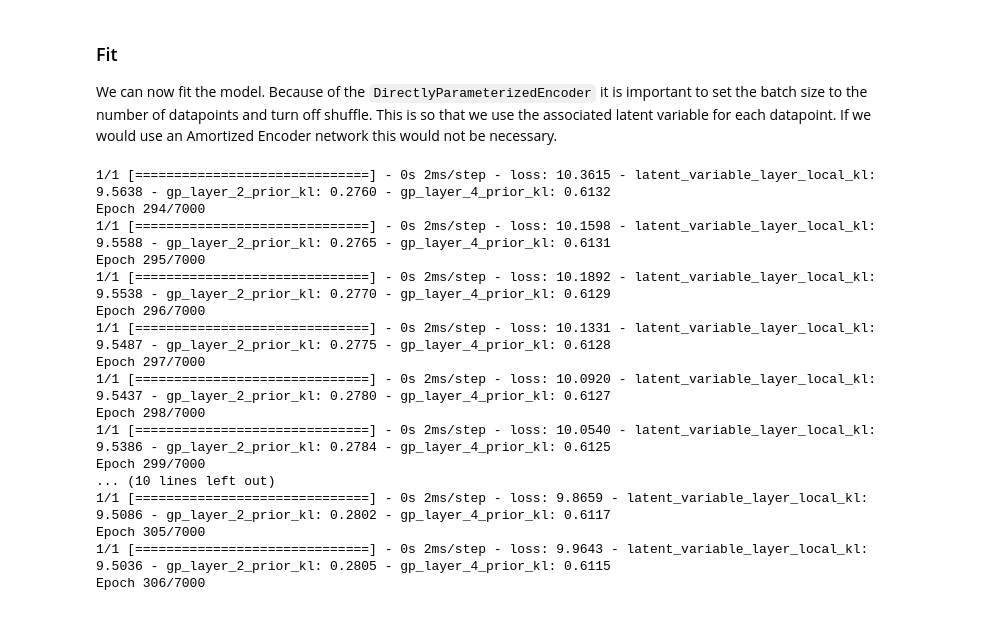
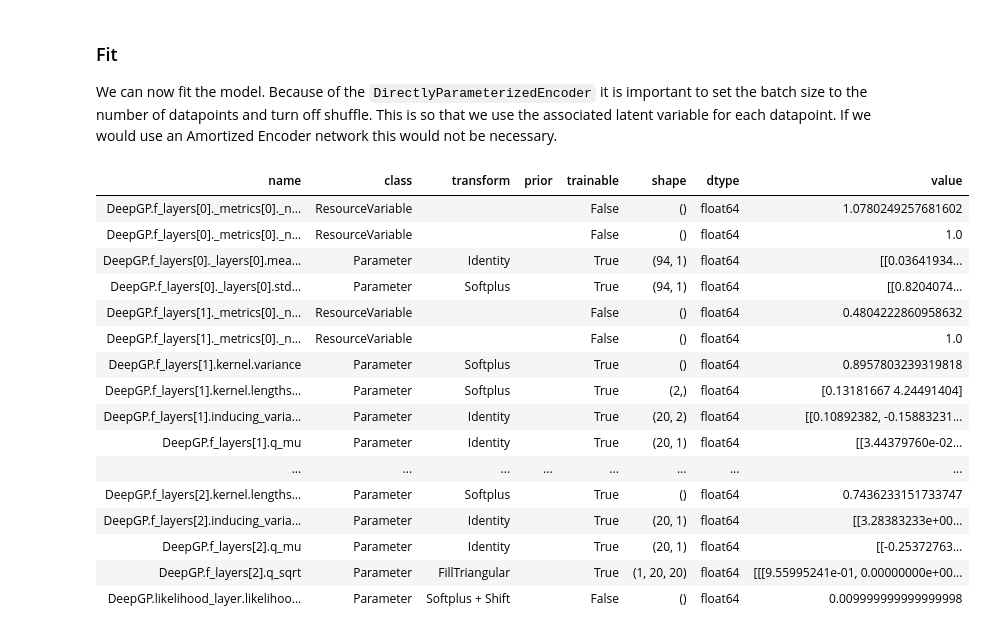
Before and after one commit to secondmind-labs/GPflux, a Jupyter notebook: docs/notebooks/deep_cde.ipynb, the cells around one changed output. Saved outputs shown, nothing was run; the diff lists cells and outputs as text; code cells hidden in the pictures.

Commit message:
Deep CDE

```diff
--- a/docs/notebooks/deep_cde.ipynb
+++ b/docs/notebooks/deep_cde.ipynb
@@ -155,22 +182,24 @@ We can now fit the model. Because of the `DirectlyParameterizedEncoder` it is im
 # %%
 model = dgp.as_training_model()
 model.compile(tf.optimizers.Adam(0.005))
-history = model.fit({"inputs": X, "targets": Y}, epochs=int(10e3), verbose=0, batch_size=num_data, shuffle=False)
+history = model.fit({"inputs": X, "targets": Y}, epochs=int(20e3), verbose=0, batch_size=num_data, shuffle=False)
-# %% [output]
-1/1 [==============================] - 0s 2ms/step - loss: 10.3615 - latent_variable_layer_local_kl: 9.5638 - gp_layer_2_prior_kl: 0.2760 - gp_layer_4_prior_kl: 0.6132
-Epoch 294/7000
-1/1 [==============================] - 0s 2ms/step - loss: 10.1598 - latent_variable_layer_local_kl: 9.5588 - gp_layer_2_prior_kl: 0.2765 - gp_layer_4_prior_kl: 0.6131
-Epoch 295/7000
-1/1 [==============================] - 0s 2ms/step - loss: 10.1892 - latent_variable_layer_local_kl: 9.5538 - gp_layer_2_prior_kl: 0.2770 - gp_layer_4_prior_kl: 0.6129
-Epoch 296/7000
-1/1 [==============================] - 0s 2ms/step - loss: 10.1331 - latent_variable_layer_local_kl: 9.5487 - gp_layer_2_prior_kl: 0.2775 - gp_layer_4_prior_kl: 0.6128
-Epoch 297/7000
-1/1 [==============================] - 0s 2ms/step - loss: 10.0920 - latent_variable_layer_local_kl: 9.5437 - gp_layer_2_prior_kl: 0.2780 - gp_layer_4_prior_kl: 0.6127
-Epoch 298/7000
-1/1 [==============================] - 0s 2ms/step - loss: 10.0540 - latent_variable_layer_local_kl: 9.5386 - gp_layer_2_prior_kl: 0.2784 - gp_layer_4_prior_kl: 0.6125
-Epoch 299/7000
-... (10 lines left out)
-1/1 [==============================] - 0s 2ms/step - loss: 9.8659 - latent_variable_layer_local_kl: 9.5086 - gp_layer_2_prior_kl: 0.2802 - gp_layer_4_prior_kl: 0.6117
-Epoch 305/7000
-1/1 [==============================] - 0s 2ms/step - loss: 9.9643 - latent_variable_layer_local_kl: 9.5036 - gp_layer_2_prior_kl: 0.2805 - gp_layer_4_prior_kl: 0.6115
-Epoch 306/7000
+# %%
+gpflow.utilities.print_summary(dgp, fmt="notebook")
+# %% [output]
+| name | class | transform | prior | trainable | shape | dtype | value |
+| DeepGP.f_layers[0]._metrics[0]._n... | ResourceVariable |  |  | False | () | float64 | 1.0780249257681602 |
+| DeepGP.f_layers[0]._metrics[0]._n... | ResourceVariable |  |  | False | () | float64 | 1.0 |
+| DeepGP.f_layers[0]._layers[0].mea... | Parameter | Identity |  | True | (94, 1) | float64 | [[0.03641934... |
+| DeepGP.f_layers[0]._layers[0].std... | Parameter | Softplus |  | True | (94, 1) | float64 | [[0.8204074... |
+| DeepGP.f_layers[1]._metrics[0]._n... | ResourceVariable |  |  | False | () | float64 | 0.4804222860958632 |
+| DeepGP.f_layers[1]._metrics[0]._n... | ResourceVariable |  |  | False | () | float64 | 1.0 |
+| DeepGP.f_layers[1].kernel.variance | Parameter | Softplus |  | True | () | float64 | 0.8957803239319818 |
+| DeepGP.f_layers[1].kernel.lengths... | Parameter | Softplus |  | True | (2,) | float64 | [0.13181667 4.24491404] |
+| DeepGP.f_layers[1].inducing_varia... | Parameter | Identity |  | True | (20, 2) | float64 | [[0.10892382, -0.15883231... |
+| DeepGP.f_layers[1].q_mu | Parameter | Identity |  | True | (20, 1) | float64 | [[3.44379760e-02... |
+| ... | ... | ... | ... | ... | ... | ... | ... |
+| DeepGP.f_layers[2].kernel.lengths... | Parameter | Softplus |  | True | () | float64 | 0.7436233151733747 |
+| DeepGP.f_layers[2].inducing_varia... | Parameter | Identity |  | True | (20, 1) | float64 | [[3.28383233e+00... |
+| DeepGP.f_layers[2].q_mu | Parameter | Identity |  | True | (20, 1) | float64 | [[-0.25372763... |
+| DeepGP.f_layers[2].q_sqrt | Parameter | FillTriangular |  | True | (1, 20, 20) | float64 | [[[9.55995241e-01, 0.00000000e+00... |
+| DeepGP.likelihood_layer.likelihoo... | Parameter | Softplus + Shift |  | False | () | float64 | 0.009999999999999998 |
```
Also changed, not shown: parts of 8 cells of this notebook.
